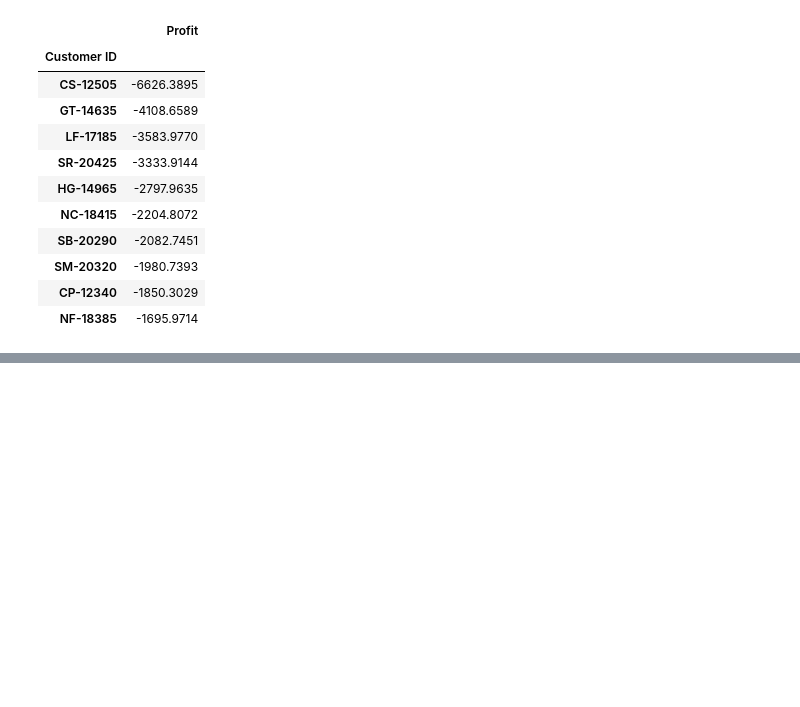
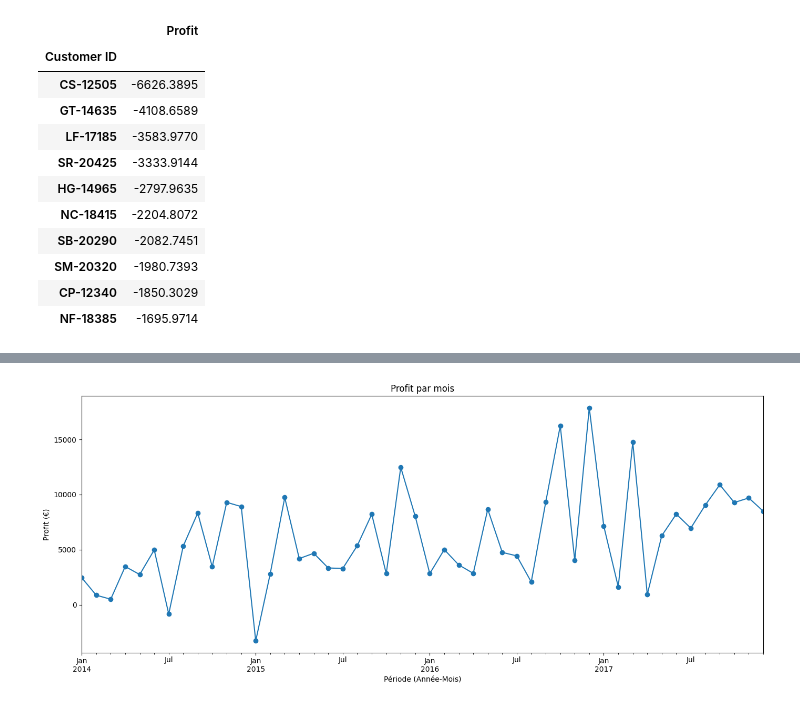
Before and after one commit to GitAlberto/LaravelProject, a Jupyter notebook: Projet3.ipynb, the cells around one changed output, grey strips where cells are left out. Saved outputs shown, nothing was run; the diff lists cells and outputs as text; code cells hidden in the pictures; blank space fills up the shorter version.

```diff
--- a/Projet3.ipynb
+++ b/Projet3.ipynb
@@ -986,0 +1086,15 @@ df_copy.groupby('Customer ID').agg({'Profit': 'sum'}).sort_values(by='Profit', a
+# %%
+# Line chart de Profit par mois et par ans
+monthly = ( df_copy
+  .groupby(df_copy['Order Date'].dt.to_period('M'))['Profit']
+  .sum()
+  .sort_index()
+)
+monthly.plot(marker='o', figsize=(14, 6))
+plt.title("Profit par mois")
+plt.xlabel("Période (Année‑Mois)")
+plt.ylabel("Profit (€)")
+plt.tight_layout()
+plt.show()
+# %% [output]
+[figure, added]
```
Also changed, not shown: parts of 27 cells of this notebook.
